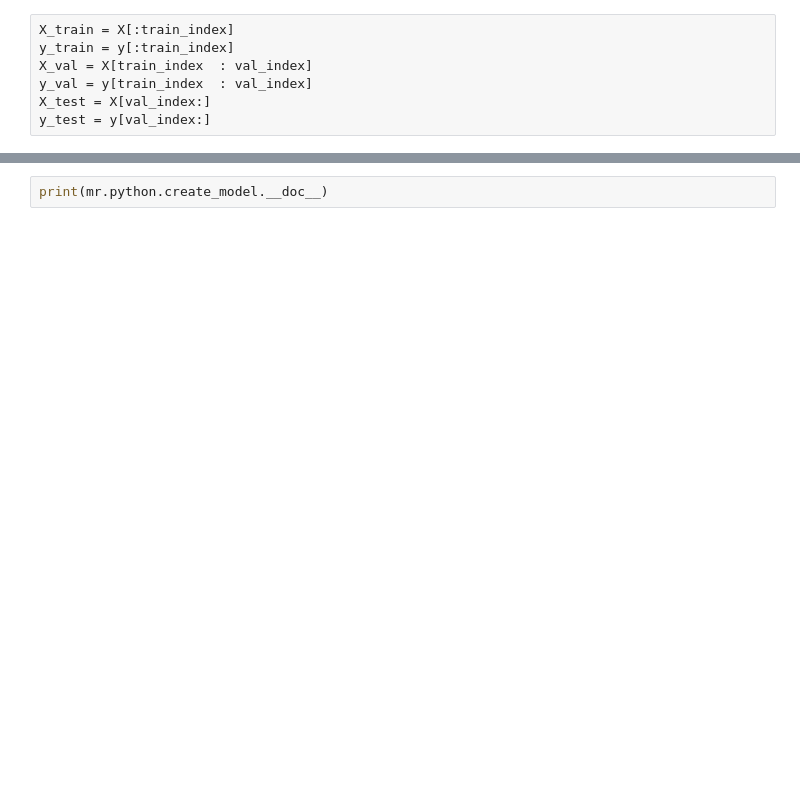
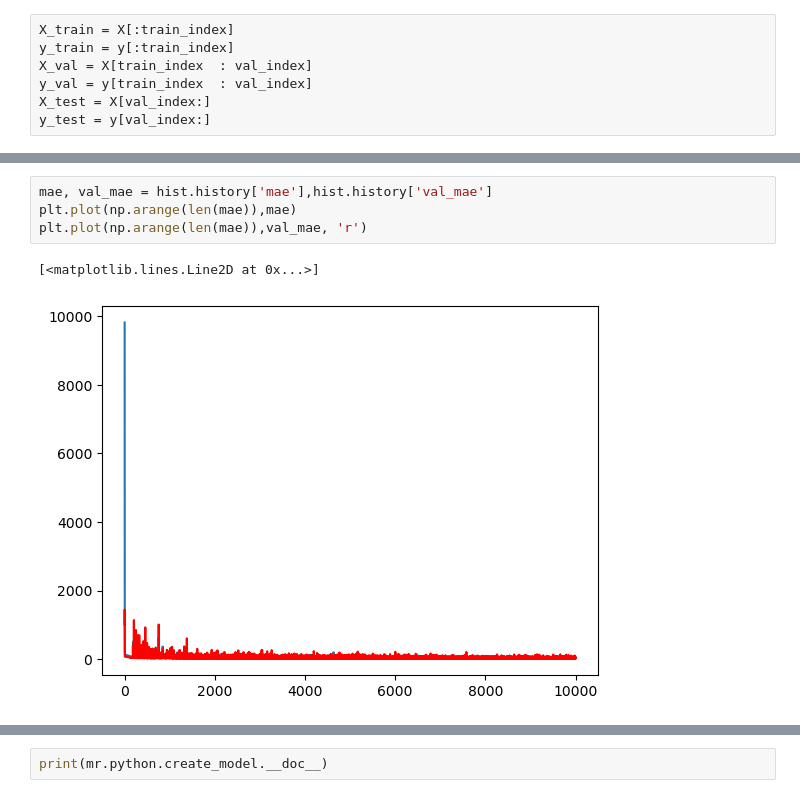
Before and after one commit to owwe/btc-price-prediction, a Jupyter notebook: training_pipeline.ipynb, the cells around one changed output, grey strips where cells are left out. Drawn from its saved outputs; the diff is of its cells as text; blank space fills up the shorter version.

```diff
--- a/training_pipeline.ipynb
+++ b/training_pipeline.ipynb
@@ -185,0 +178,7 @@ preds = model.predict(X_test).reshape(-1)
+# %%
+mae, val_mae = hist.history['mae'],hist.history['val_mae']
+plt.plot(np.arange(len(mae)),mae)
+plt.plot(np.arange(len(mae)),val_mae, 'r')
+# %% [output]
+[<matplotlib.lines.Line2D at 0x...>]
+[figure, added]
```
Also changed, not shown: parts of 28 cells of this notebook, 4 other files.
